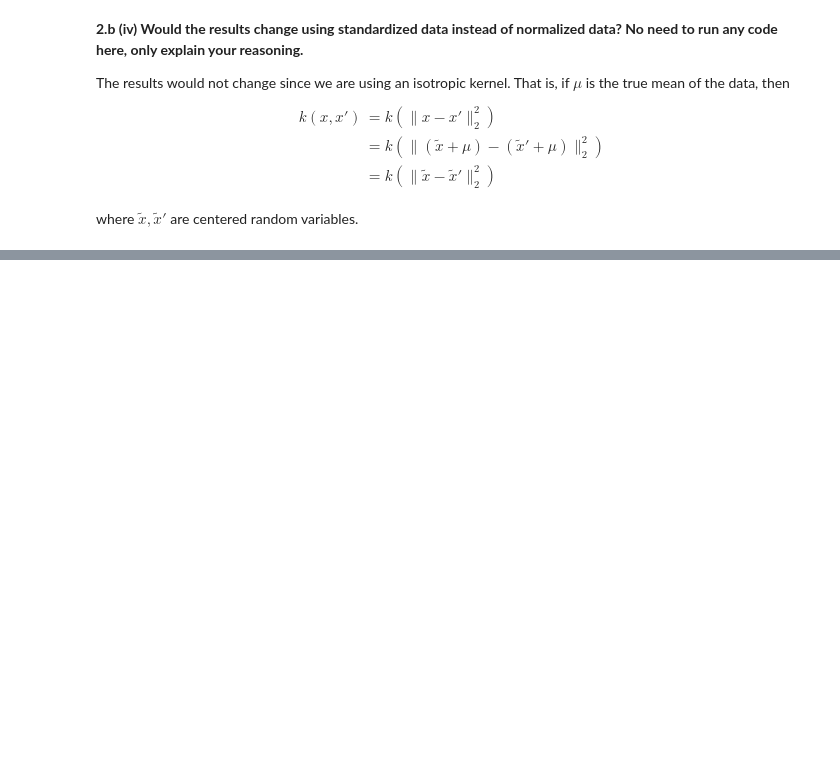
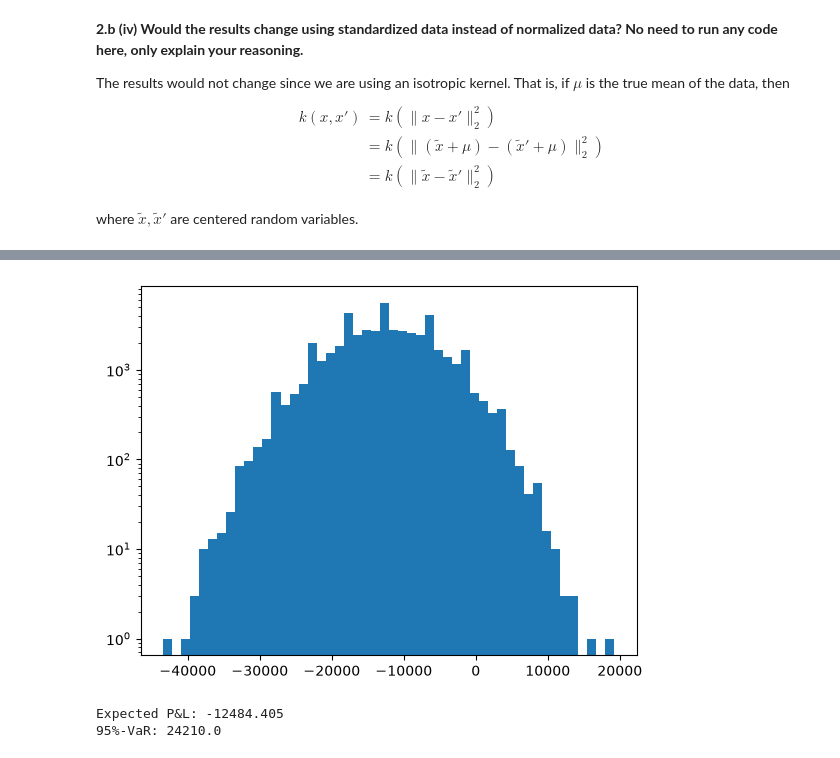
Before and after one commit to clorc/mlfi_projects_hs26, a Jupyter notebook: proj_2_credit_analytics/Project2_2026_Template.ipynb, the cells around one changed output, grey strips where cells are left out. Saved outputs shown, nothing was run; the diff lists cells and outputs as text; code cells hidden in the pictures; blank space fills up the shorter version.

```diff
--- a/proj_2_credit_analytics/Project2_2026_Template.ipynb
+++ b/proj_2_credit_analytics/Project2_2026_Template.ipynb
@@ -236 +266,20 @@ Dataset 2 with SVC: 0.5
+# %%
+# Strategy (ii):
+# Define Portfolio and possible outcomes using the matrix D and the predicted repayment probabilities from the logistic regression model
+lending_log = y2_pred_log[m:,1] >=0.95
+strategy_2 = 1010*D
+strategy_2 = strategy_2.T @ lending_log
+strategy_2-= np.count_nonzero(lending_log)*1000
+
+# Plot histogram of profits and losses
+plt.hist(strategy_2,log=True,bins=50)
+plt.show()
+
+# Calculate expected profit and losses and 95%-VaR
+print(f'Expected P&L: {np.mean(strategy_2)}')
+print(f'95%-VaR: {-np.quantile(strategy_2, q=0.05)}')
+# %% [output]
+[figure, added]
+Expected P&L: -12484.405
+95%-VaR: 24210.0
 # %%
```
Also changed, not shown: parts of 25 cells of this notebook.
